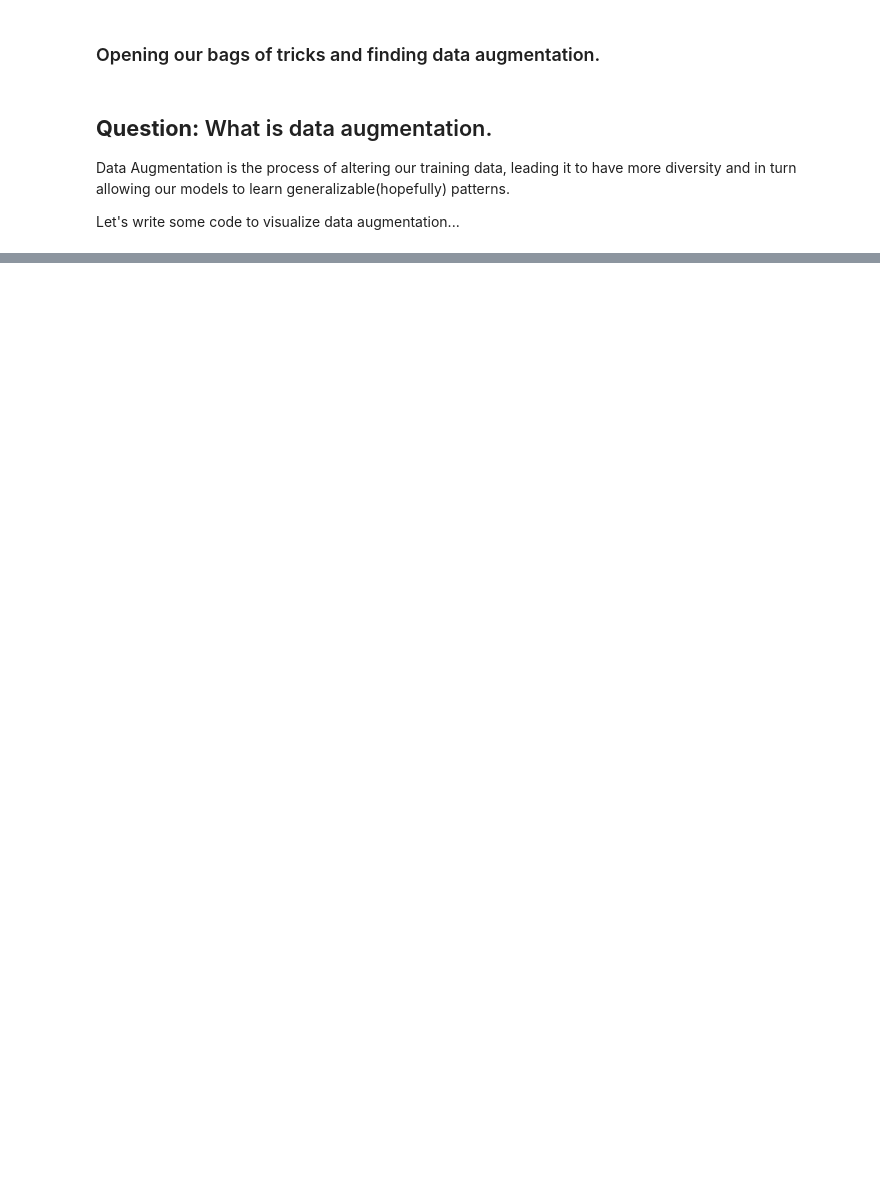
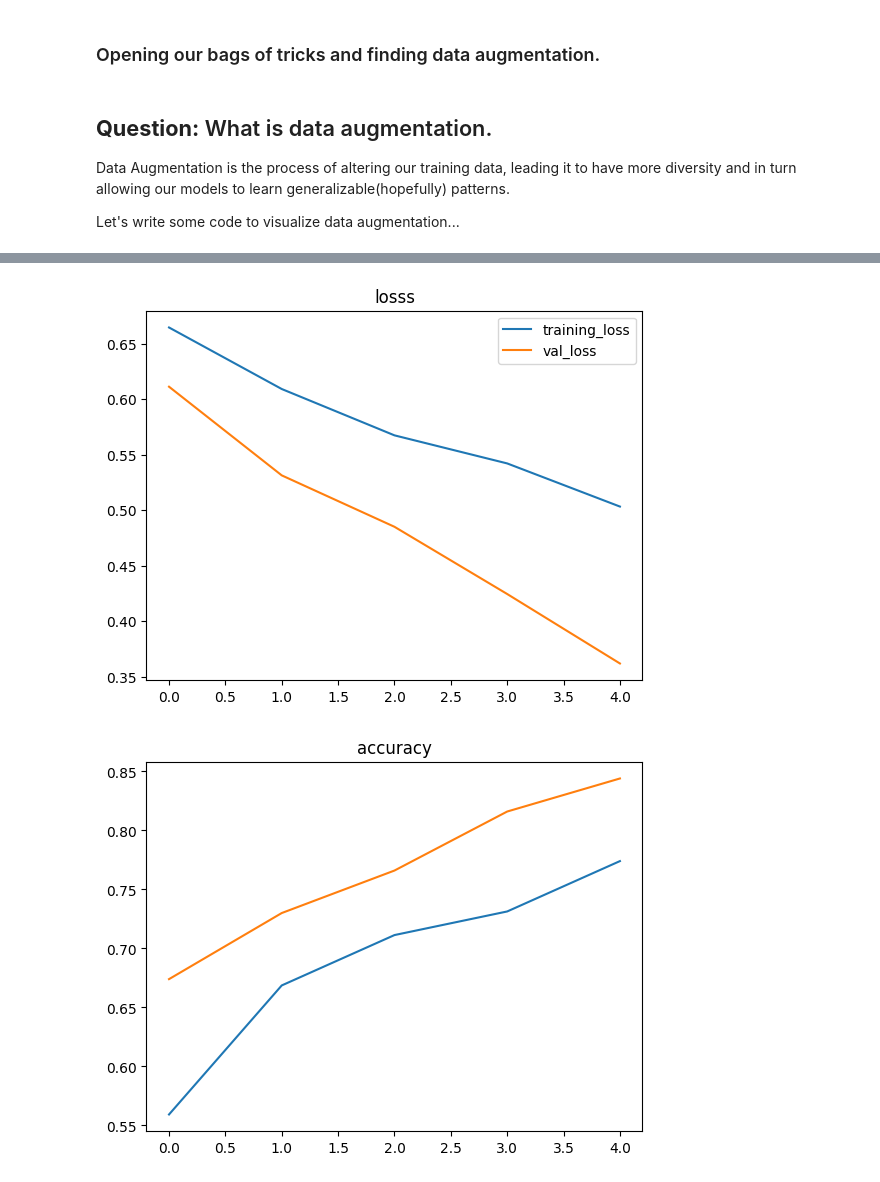
Before and after one commit to LivingstonTardzenyuy/Deep-Learning-with-TensorFlow, a Jupyter notebook: 03_introduction_to_computer_vision_with_tensorflow.ipynb, the cells around one changed output, grey strips where cells are left out. Cells and saved outputs as stored; diff of their text form; code cells hidden in the pictures; blank space fills up the shorter version.

```diff
--- a/03_introduction_to_computer_vision_with_tensorflow.ipynb
+++ b/03_introduction_to_computer_vision_with_tensorflow.ipynb
@@ -689,0 +797,11 @@ Let's write some code to visualize data augmentation...
+# %%
+# Import Data and augmented and shuffle it from training directory.
+
+train_data_augmented_shuffle = train_datagen_augmented.flow_from_directory(
+    train_dir,
+    target_size = (224, 224),
+    batch_size = 32,
+    class_mode = "binary",
+    seed = 42,
+    shuffle = True
+)
@@ -689,0 +810,29 @@ Let's write some code to visualize data augmentation...
+# %%
+# Create the model same as model_6.
+
+model_7_augmented_shuffle = Sequential([
+    Conv2D(10, 3, input_shape=(224, 224, 3), activation="relu"),
+    MaxPool2D(pool_size=2),
+    Conv2D(10, 3, activation="relu"),
+    MaxPool2D(),
+    Conv2D(10, 3, activation="relu"),
+    MaxPool2D(),
+    Flatten(),
+    Dense(1, activation="sigmoid")
+])
+
+# Fit the model.
+model_7_augmented_shuffle.compile(
+    loss = "binary_crossentropy",
+    optimizer = Adam(),
+    metrics = ["accuracy"]
+)
+# %%
+# fit the model.
+model_7_augmented_shuffle_history = model_7_augmented_shuffle.fit(
+    train_data_augmented_shuffle,
+    epochs = 5,
+    steps_per_epoch = len(train_data_augmented_shuffle),
+    validation_data = test_data,
+    validation_steps = len(test_data)
+)
@@ -689,0 +850,6 @@ Let's write some code to visualize data augmentation...
+# %%
+# Plot loss curves.
+plot_loss(model_7_augmented_shuffle_history, model_7_augmented_shuffle)
+# %% [output]
+[figure, added]
+[figure, added]
```
Also changed, not shown: parts of 44 cells of this notebook.
